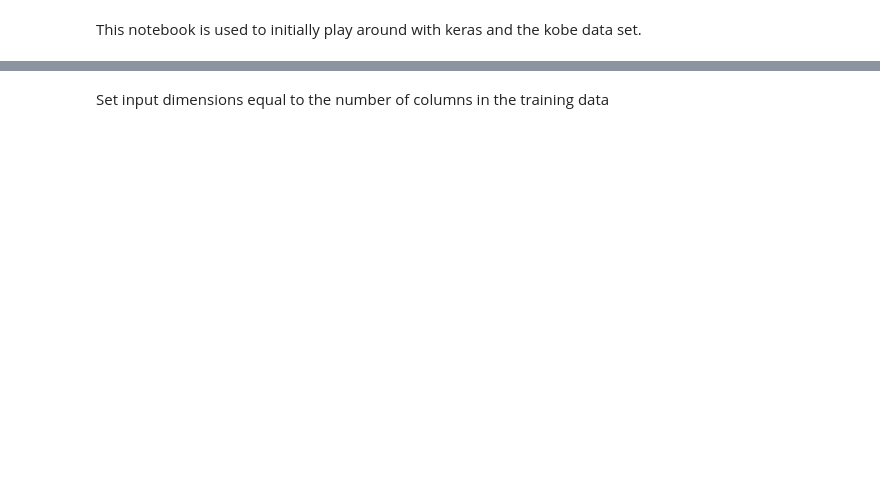
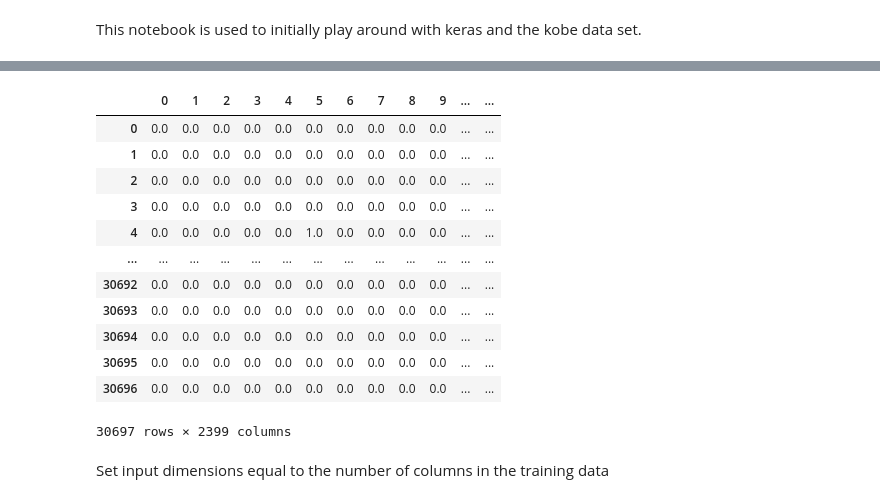
Before and after one commit to misharigot/kobe, a Jupyter notebook: model/model.ipynb, the cells around one changed output, grey strips where cells are left out. Saved outputs shown, nothing was run; the diff lists cells and outputs as text; code cells hidden in the pictures; blank space fills up the shorter version.

```diff
--- a/model/model.ipynb
+++ b/model/model.ipynb
@@ -143,0 +171,3 @@ x = le.fit_transform(train[0])
+# %%
+cat_cols = df[categoricals]
+cat_cols
@@ -144,2 +204,32 @@ x = le.fit_transform(train[0])
+# %%
+def one_hot_encode(df_with_only_categoricals):
+    encoder = preprocessing.OneHotEncoder()
+    encoder.fit(df_with_only_categoricals)
+    result = encoder.transform(df_with_only_categoricals).toarray()
+    return result
+
+one_hot_encoded_df = pd.DataFrame(one_hot_encode(cat_cols))
+# %%
+remaining_df = df[remaining]
+# %%
+preprocessed_df = pd.concat([one_hot_encoded_df, remaining_df], axis=1)
+# preprocessed_df[0]
+# encoder[144]  # Verify that row 144 has a 1 in the first col
+# %%
+preprocessed_df
+# %% [output]
+|  | 0 | 1 | 2 | 3 | 4 | 5 | 6 | 7 | 8 | 9 | ... | ... |
+| 0 | 0.0 | 0.0 | 0.0 | 0.0 | 0.0 | 0.0 | 0.0 | 0.0 | 0.0 | 0.0 | ... | ... |
+| 1 | 0.0 | 0.0 | 0.0 | 0.0 | 0.0 | 0.0 | 0.0 | 0.0 | 0.0 | 0.0 | ... | ... |
+| 2 | 0.0 | 0.0 | 0.0 | 0.0 | 0.0 | 0.0 | 0.0 | 0.0 | 0.0 | 0.0 | ... | ... |
+| 3 | 0.0 | 0.0 | 0.0 | 0.0 | 0.0 | 0.0 | 0.0 | 0.0 | 0.0 | 0.0 | ... | ... |
+| 4 | 0.0 | 0.0 | 0.0 | 0.0 | 0.0 | 1.0 | 0.0 | 0.0 | 0.0 | 0.0 | ... | ... |
+| ... | ... | ... | ... | ... | ... | ... | ... | ... | ... | ... | ... | ... |
+| 30692 | 0.0 | 0.0 | 0.0 | 0.0 | 0.0 | 0.0 | 0.0 | 0.0 | 0.0 | 0.0 | ... | ... |
+| 30693 | 0.0 | 0.0 | 0.0 | 0.0 | 0.0 | 0.0 | 0.0 | 0.0 | 0.0 | 0.0 | ... | ... |
+| 30694 | 0.0 | 0.0 | 0.0 | 0.0 | 0.0 | 0.0 | 0.0 | 0.0 | 0.0 | 0.0 | ... | ... |
+| 30695 | 0.0 | 0.0 | 0.0 | 0.0 | 0.0 | 0.0 | 0.0 | 0.0 | 0.0 | 0.0 | ... | ... |
+| 30696 | 0.0 | 0.0 | 0.0 | 0.0 | 0.0 | 0.0 | 0.0 | 0.0 | 0.0 | 0.0 | ... | ... |
+30697 rows × 2399 columns
 # %% [markdown]
 Set input dimensions equal to the number of columns in the training data
```
Also changed, not shown: parts of 50 cells of this notebook.
